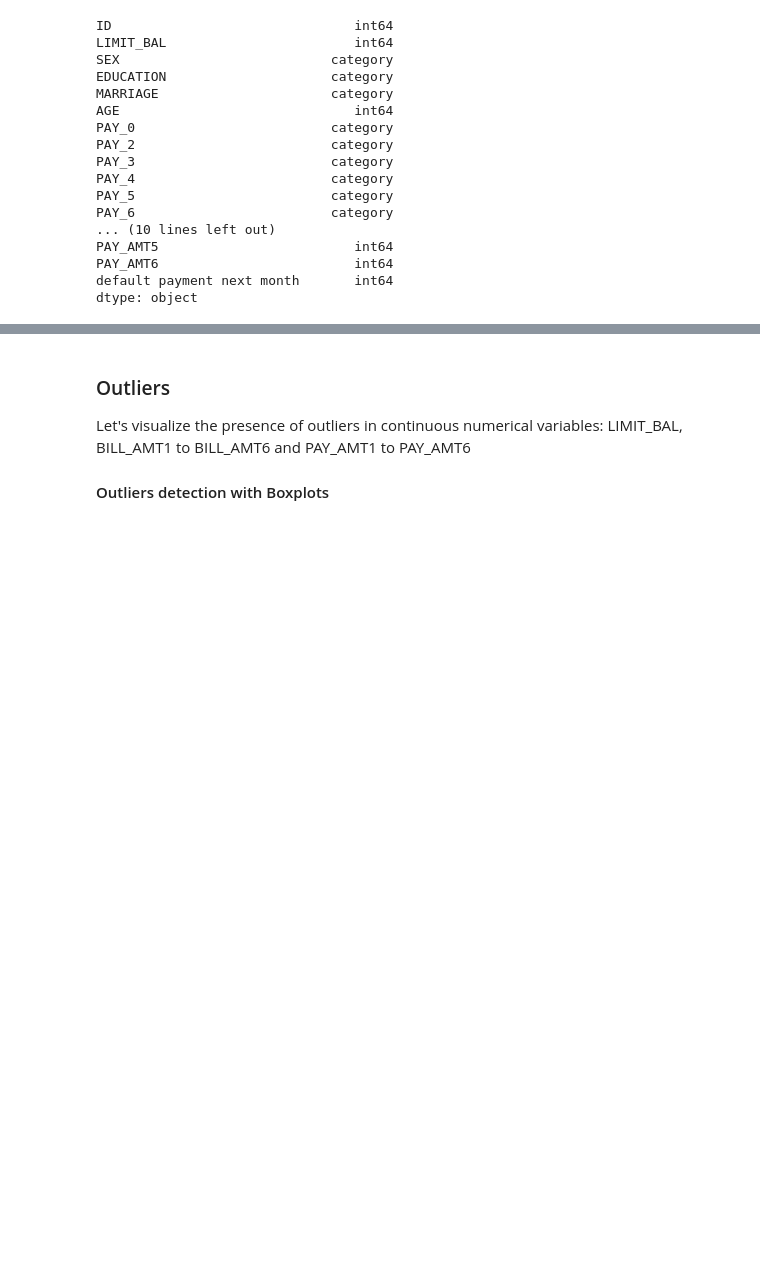
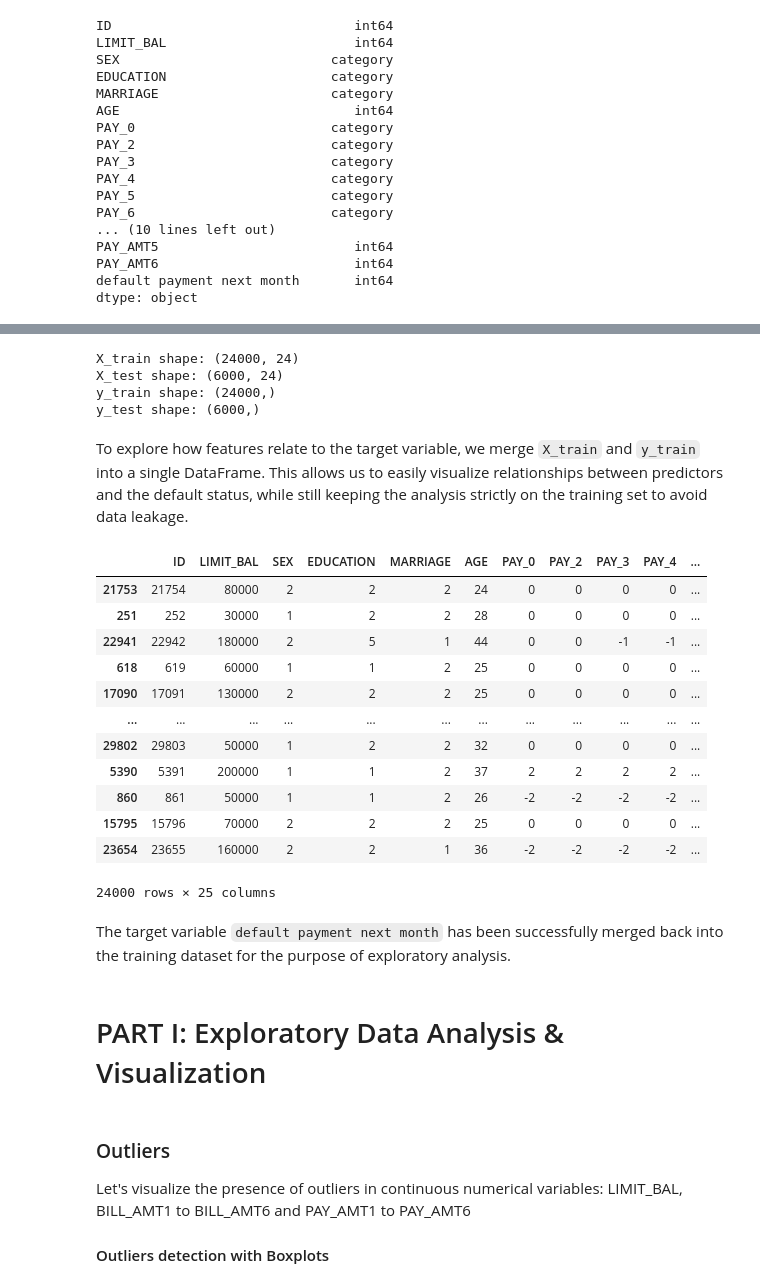
Before and after one commit to elochn/credit-card-default-prediction, a Jupyter notebook: Credit Card 💳 Default - Exploratory Data Analysis and Visualisation.ipynb, the cells around one changed output, grey strips where cells are left out. Saved outputs shown, nothing was run; the diff lists cells and outputs as text; code cells hidden in the pictures; blank space fills up the shorter version.

Commit message:
Restructure project flow and add train-test split section

```diff
--- a/Credit Card 💳 Default - Exploratory Data Analysis and Visualisation.ipynb
+++ b/Credit Card 💳 Default - Exploratory Data Analysis and Visualisation.ipynb
@@ -335,3 +356,50 @@ dtype: object
+# %%
+from sklearn.model_selection import train_test_split
+
+# Split the data into features and target variable
+X = df.drop(columns='default payment next month', axis=1)  # Select all columns except the target variable
+y = df['default payment next month'] # Select the target variable
+
+# Split the data into training and testing sets
+X_train, X_test, y_train, y_test = train_test_split(X, y, test_size=0.2, random_state=42) # 80% of the data will be used for training and 20% for testing
+# The random_state parameter ensures that the split is reproducible
+
+# Check the shape of the training and testing sets
+print(f"X_train shape: {X_train.shape}")
+print(f"X_test shape: {X_test.shape}")
+print(f"y_train shape: {y_train.shape}")
+print(f"y_test shape: {y_test.shape}")
+# Check the distribution of the target variable
+# %% [output]
+X_train shape: (24000, 24)
+X_test shape: (6000, 24)
+y_train shape: (24000,)
+y_test shape: (6000,)
+# %% [markdown]
+To explore how features relate to the target variable, we merge `X_train` and `y_train` into a single DataFrame. This allows us to easily visualize relationships between predictors and the default status, while still keeping the analysis strictly on the training set to avoid data leakage.
+# %%
+# Merge X_train and y_train for visualizations
+train_df = X_train.copy()
+train_df['default payment next month'] = y_train
+train_df
+# %% [output]
+|  | ID | LIMIT_BAL | SEX | EDUCATION | MARRIAGE | AGE | PAY_0 | PAY_2 | PAY_3 | PAY_4 | ... |
+| 21753 | 21754 | 80000 | 2 | 2 | 2 | 24 | 0 | 0 | 0 | 0 | ... |
+| 251 | 252 | 30000 | 1 | 2 | 2 | 28 | 0 | 0 | 0 | 0 | ... |
+| 22941 | 22942 | 180000 | 2 | 5 | 1 | 44 | 0 | 0 | -1 | -1 | ... |
+| 618 | 619 | 60000 | 1 | 1 | 2 | 25 | 0 | 0 | 0 | 0 | ... |
+| 17090 | 17091 | 130000 | 2 | 2 | 2 | 25 | 0 | 0 | 0 | 0 | ... |
+| ... | ... | ... | ... | ... | ... | ... | ... | ... | ... | ... | ... |
+| 29802 | 29803 | 50000 | 1 | 2 | 2 | 32 | 0 | 0 | 0 | 0 | ... |
+| 5390 | 5391 | 200000 | 1 | 1 | 2 | 37 | 2 | 2 | 2 | 2 | ... |
+| 860 | 861 | 50000 | 1 | 1 | 2 | 26 | -2 | -2 | -2 | -2 | ... |
+| 15795 | 15796 | 70000 | 2 | 2 | 2 | 25 | 0 | 0 | 0 | 0 | ... |
+| 23654 | 23655 | 160000 | 2 | 2 | 1 | 36 | -2 | -2 | -2 | -2 | ... |
+24000 rows × 25 columns
+# %% [markdown]
+The target variable `default payment next month` has been successfully merged back into the training dataset for the purpose of exploratory analysis.
+# %% [markdown]
+# PART I: Exploratory Data Analysis & Visualization
 # %% [markdown]
 ### Outliers
 Let's visualize the presence of outliers in continuous numerical variables: LIMIT_BAL, BILL_AMT1 to BILL_AMT6 and PAY_AMT1 to PAY_AMT6
```
Also changed, not shown: parts of 54 cells of this notebook.
